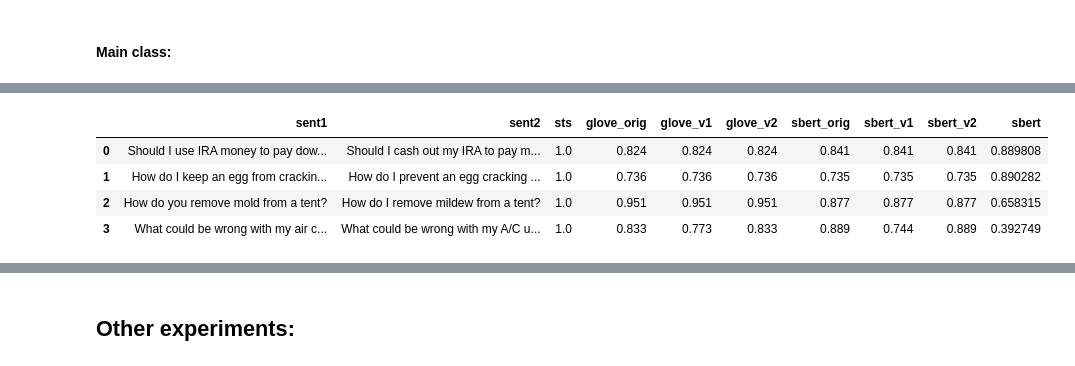
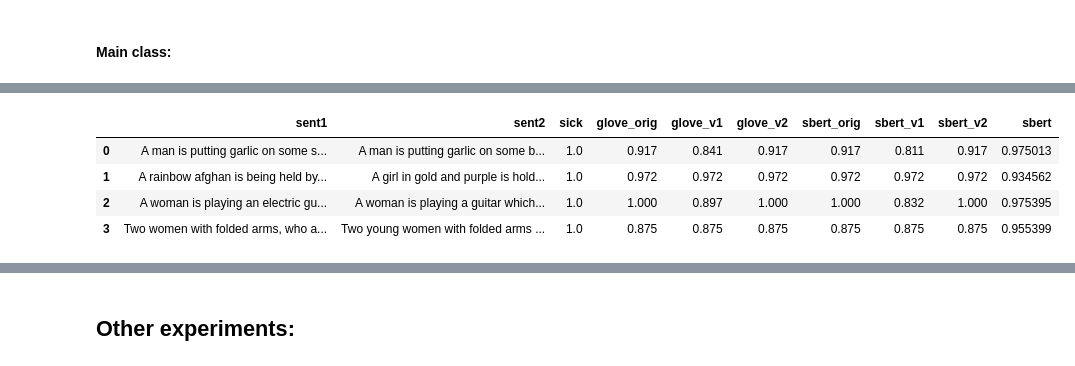
Before and after one commit to denlogv/Extending-semantic-metrics-for-AMR, a Jupyter notebook: main.ipynb, the cells around one changed output, grey strips where cells are left out. Cells and saved outputs as stored; diff of their text form; code cells hidden in the pictures.

```diff
--- a/main.ipynb
+++ b/main.ipynb
@@ -549,15 +571,15 @@ from IPython.display import display
 from sentence_transformers import SentenceTransformer, util
 
 results1 = [
-    Path('.')/'analysis'/'sts'/'s2match_glove_results'/'STS2016_orig_results_full.txt',
-    Path('.')/'analysis'/'sts'/'s2match_glove_results'/'STS2016_concat_ver2_results_full.txt',
-    Path('.')/'analysis'/'sts'/'s2match_glove_results'/'STS2016_concat_ver1_results_full.txt'
+    Path('.')/'analysis'/'sick'/'s2match_glove_results'/'SICK2014_orig_results_full.txt',
+    Path('.')/'analysis'/'sick'/'s2match_glove_results'/'SICK2014_concat_ver2_results_full.txt',
+    Path('.')/'analysis'/'sick'/'s2match_glove_results'/'SICK2014_concat_ver1_results_full.txt'
 ]
 
 results2 = [
-    Path('.')/'analysis'/'sts'/'s2match_sbert_results'/'STS2016_orig_results_full.txt',
-    Path('.')/'analysis'/'sts'/'s2match_sbert_results'/'STS2016_concat_ver2_results_full.txt',
-    Path('.')/'analysis'/'sts'/'s2match_sbert_results'/'STS2016_concat_ver1_results_full.txt'
+    Path('.')/'analysis'/'sick'/'s2match_sbert_results'/'SICK2014_orig_results_full.txt',
+    Path('.')/'analysis'/'sick'/'s2match_sbert_results'/'SICK2014_concat_ver2_results_full.txt',
+    Path('.')/'analysis'/'sick'/'s2match_sbert_results'/'SICK2014_concat_ver1_results_full.txt'
 ]
 
 def get_smatch_scores(path, rounded=False):
@@ -573,46 +595,46 @@ def get_smatch_scores(path, rounded=False):
                     score = float(round(float(line.split()[-1])))
                 else:
                     score = float(line.split()[-1])
                 scores.append(score)
     return scores
 
 smatch_glove_concat_ver1 = get_smatch_scores(results1[-1])
 smatch_glove_concat_ver2 = get_smatch_scores(results1[1])
 smatch_glove_orig        = get_smatch_scores(results1[0])
 
 smatch_sbert_concat_ver1 = get_smatch_scores(results2[-1])
 smatch_sbert_concat_ver2 = get_smatch_scores(results2[1])
 smatch_sbert_orig        = get_smatch_scores(results2[0])
 
-tsv_df = pd.read_csv(Path('.')/'data'/'STS2016_full_fix.tsv', sep='\t', header=0,
-                     usecols=['sent1', 'sent2', 'sts'],
-                     names=['sent1', 'sent2', 'c3', 'sts'])
+tsv_df = pd.read_csv(Path('.')/'data'/'SICK2014.tsv', sep='\t', header=0,
+                     usecols=['sent1', 'sent2', 'sick'],
+                     names=['sent1', 'sent2', 'sick'])
 
-tsv_df['glove_orig'] = smatch_glove_orig
-tsv_df['glove_v1']   = smatch_glove_concat_ver1
-tsv_df['glove_v2']   = smatch_glove_concat_ver2
+tsv_df['glove_orig'] = smatch_glove_orig[1:]
+tsv_df['glove_v1']   = smatch_glove_concat_ver1[1:]
+tsv_df['glove_v2']   = smatch_glove_concat_ver2[1:]
 
-tsv_df['sbert_orig'] = smatch_sbert_orig
-tsv_df['sbert_v1']   = smatch_sbert_concat_ver1
-tsv_df['sbert_v2']   = smatch_sbert_concat_ver2
+tsv_df['sbert_orig'] = smatch_sbert_orig[1:]
+tsv_df['sbert_v1']   = smatch_sbert_concat_ver1[1:]
+tsv_df['sbert_v2']   = smatch_sbert_concat_ver2[1:]
 
-tsv_df['sts'] = tsv_df['sts']/5
+#tsv_df['sick'] = tsv_df['sick']/5
 
 sbert = SentenceTransformer('distilbert-base-nli-stsb-mean-tokens')
 embeddings1 = sbert.encode(tsv_df['sent1'], convert_to_tensor=True)
 embeddings2 = sbert.encode(tsv_df['sent2'], convert_to_tensor=True)
 
 cosine_scores = util.pytorch_cos_sim(embeddings1, embeddings2)
 cosine_scores = torch.diagonal(cosine_scores)
 
 tsv_df['sbert'] = cosine_scores
 
 display(tsv_df.head(4))
 #tsv_df.info()
 # %% [output]
-|  | sent1 | sent2 | sts | glove_orig | glove_v1 | glove_v2 | sbert_orig | sbert_v1 | sbert_v2 | sbert |
-| 0 | Should I use IRA money to pay dow... | Should I cash out my IRA to pay m... | 1.0 | 0.824 | 0.824 | 0.824 | 0.841 | 0.841 | 0.841 | 0.889808 |
-| 1 | How do I keep an egg from crackin... | How do I prevent an egg cracking ... | 1.0 | 0.736 | 0.736 | 0.736 | 0.735 | 0.735 | 0.735 | 0.890282 |
-| 2 | How do you remove mold from a tent? | How do I remove mildew from a tent? | 1.0 | 0.951 | 0.951 | 0.951 | 0.877 | 0.877 | 0.877 | 0.658315 |
-| 3 | What could be wrong with my air c... | What could be wrong with my A/C u... | 1.0 | 0.833 | 0.773 | 0.833 | 0.889 | 0.744 | 0.889 | 0.392749 |
+|  | sent1 | sent2 | sick | glove_orig | glove_v1 | glove_v2 | sbert_orig | sbert_v1 | sbert_v2 | sbert |
+| 0 | A man is putting garlic on some s... | A man is putting garlic on some b... | 1.0 | 0.917 | 0.841 | 0.917 | 0.917 | 0.811 | 0.917 | 0.975013 |
+| 1 | A rainbow afghan is being held by... | A girl in gold and purple is hold... | 1.0 | 0.972 | 0.972 | 0.972 | 0.972 | 0.972 | 0.972 | 0.934562 |
+| 2 | A woman is playing an electric gu... | A woman is playing a guitar which... | 1.0 | 1.000 | 0.897 | 1.000 | 1.000 | 0.832 | 1.000 | 0.975395 |
+| 3 | Two women with folded arms, who a... | Two young women with folded arms ... | 1.0 | 0.875 | 0.875 | 0.875 | 0.875 | 0.875 | 0.875 | 0.955399 |
 # %%
```
Also changed, not shown: parts of 8 cells of this notebook, 18 other files.
